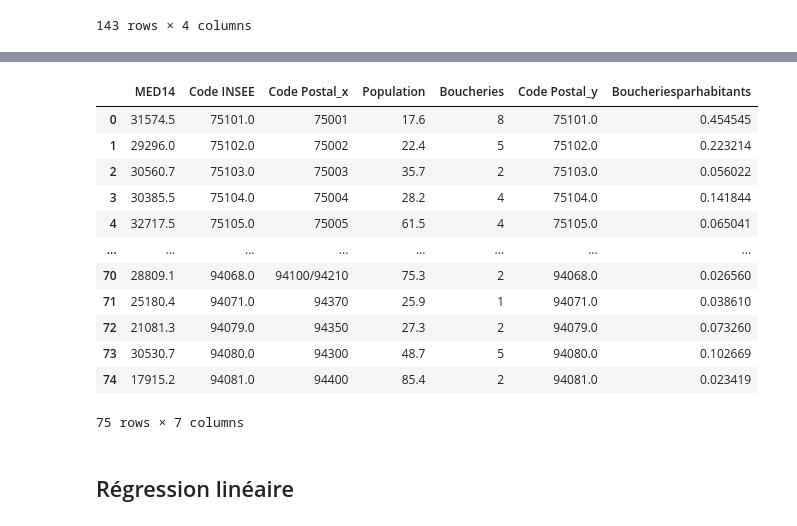
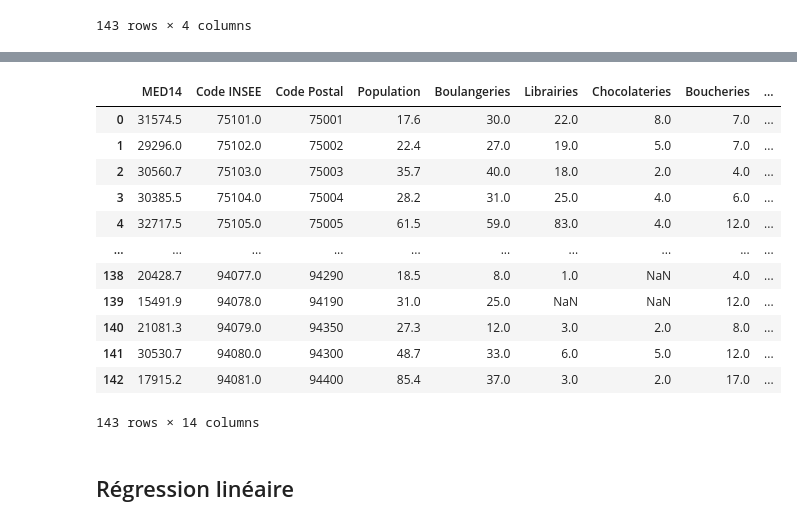
Before and after one commit to RichardAHOU/Projet-2A, a Jupyter notebook: Modelisation.ipynb, the cells around one changed output, grey strips where cells are left out. Drawn from its saved outputs; the diff is of its cells as text; code cells hidden in the pictures.

```diff
--- a/Modelisation.ipynb
+++ b/Modelisation.ipynb
@@ -104,22 +98,65 @@ boucheries
+# %%
+#Création de la base des commerces
+
+boucheries = BaseBoucheries.groupby(["codeCommuneEtablissement"])["codeCommuneEtablissement"].count()
+boucheries = boucheries.to_frame('Boucheries')
+boucheries['Code INSEE']=boucheries.index
+boucheries['Code INSEE'] = boucheries['Code INSEE'].astype(str).astype(float)
+
+chocolateries = BaseChocolateries.groupby(["codeCommuneEtablissement"])["codeCommuneEtablissement"].count()
+chocolateries = chocolateries.to_frame('Chocolateries')
+chocolateries['Code INSEE'] = chocolateries.index
+chocolateries['Code INSEE'] = chocolateries['Code INSEE'].astype(str).astype(float)
+
+boulangeries = BaseBoulangeries.groupby(["codeCommuneEtablissement"])["codeCommuneEtablissement"].count()
+boulangeries = boulangeries.to_frame('Boulangeries')
+boulangeries['Code INSEE']=boulangeries.index
+boulangeries['Code INSEE'] = boulangeries['Code INSEE'].astype(str).astype(float)
+
+librairies = BaseLibrairies.groupby(["codeCommuneEtablissement"])["codeCommuneEtablissement"].count()
+librairies = librairies.to_frame('Librairies')
+librairies['Code INSEE']=librairies.index
+librairies['Code INSEE'] = librairies['Code INSEE'].astype(str).astype(float)
+
+pharmacies = BasePharmacies.groupby(["codeCommuneEtablissement"])["codeCommuneEtablissement"].count()
+pharmacies = pharmacies.to_frame('Pharmacies')
+pharmacies['Code INSEE']=pharmacies.index
+pharmacies['Code INSEE'] = pharmacies['Code INSEE'].astype(str).astype(float)
+
+Commerces1 = pd.merge(chocolateries,boucheries,on='Code INSEE',how='outer')
+Commerces2 = pd.merge(boulangeries,librairies,on='Code INSEE',how='outer')
+Commerces3 = pd.merge(Commerces2,Commerces1,on='Code INSEE',how='outer')
+Commerces = pd.merge(Commerces3,pharmacies,on='Code INSEE',how='outer')
+# %%
+Commerces['Boulangeries'] = Commerces['Boulangeries'].astype(float)
+Commerces['Chocolateries'] = Commerces['Chocolateries'].astype(float)
+Commerces['Boucheries'] = Commerces['Boucheries'].astype(float)
+Commerces['Librairies'] = Commerces['Librairies'].astype(float)
+Commerces['Pharmacies'] = Commerces['Pharmacies'].astype(float)
 # %%
-pref = pd.merge(pref,boucheries,left_on='Code INSEE',right_on='Code Postal')
+pref = pd.merge(pref,Commerces,on='Code INSEE')
 pref['MED14'] = pref['MED14'].astype(float)
 pref['Boucheriesparhabitants']=pref['Boucheries']/pref['Population']
+pref['Chocolateriesparhabitants']=pref['Chocolateries']/pref['Population']
+pref['Boulangeriesparhabitants']=pref['Boulangeries']/pref['Population']
+pref['Pharmaciesparhabitants']=pref['Pharmacies']/pref['Population']
+pref['Librairiesparhabitants']=pref['Librairies']/pref['Population']
+
 pref
 # %% [output]
-|  | MED14 | Code INSEE | Code Postal_x | Population | Boucheries | Code Postal_y | Boucheriesparhabitants |
-| 0 | 31574.5 | 75101.0 | 75001 | 17.6 | 8 | 75101.0 | 0.454545 |
-| 1 | 29296.0 | 75102.0 | 75002 | 22.4 | 5 | 75102.0 | 0.223214 |
-| 2 | 30560.7 | 75103.0 | 75003 | 35.7 | 2 | 75103.0 | 0.056022 |
-| 3 | 30385.5 | 75104.0 | 75004 | 28.2 | 4 | 75104.0 | 0.141844 |
-| 4 | 32717.5 | 75105.0 | 75005 | 61.5 | 4 | 75105.0 | 0.065041 |
-| ... | ... | ... | ... | ... | ... | ... | ... |
-| 70 | 28809.1 | 94068.0 | 94100/94210 | 75.3 | 2 | 94068.0 | 0.026560 |
-| 71 | 25180.4 | 94071.0 | 94370 | 25.9 | 1 | 94071.0 | 0.038610 |
-| 72 | 21081.3 | 94079.0 | 94350 | 27.3 | 2 | 94079.0 | 0.073260 |
-| 73 | 30530.7 | 94080.0 | 94300 | 48.7 | 5 | 94080.0 | 0.102669 |
-| 74 | 17915.2 | 94081.0 | 94400 | 85.4 | 2 | 94081.0 | 0.023419 |
+|  | MED14 | Code INSEE | Code Postal | Population | Boulangeries | Librairies | Chocolateries | Boucheries | ... |
+| 0 | 31574.5 | 75101.0 | 75001 | 17.6 | 30.0 | 22.0 | 8.0 | 7.0 | ... |
+| 1 | 29296.0 | 75102.0 | 75002 | 22.4 | 27.0 | 19.0 | 5.0 | 7.0 | ... |
+| 2 | 30560.7 | 75103.0 | 75003 | 35.7 | 40.0 | 18.0 | 2.0 | 4.0 | ... |
+| 3 | 30385.5 | 75104.0 | 75004 | 28.2 | 31.0 | 25.0 | 4.0 | 6.0 | ... |
+| 4 | 32717.5 | 75105.0 | 75005 | 61.5 | 59.0 | 83.0 | 4.0 | 12.0 | ... |
+| ... | ... | ... | ... | ... | ... | ... | ... | ... | ... |
+| 138 | 20428.7 | 94077.0 | 94290 | 18.5 | 8.0 | 1.0 | NaN | 4.0 | ... |
+| 139 | 15491.9 | 94078.0 | 94190 | 31.0 | 25.0 | NaN | NaN | 12.0 | ... |
+| 140 | 21081.3 | 94079.0 | 94350 | 27.3 | 12.0 | 3.0 | 2.0 | 8.0 | ... |
+| 141 | 30530.7 | 94080.0 | 94300 | 48.7 | 33.0 | 6.0 | 5.0 | 12.0 | ... |
+| 142 | 17915.2 | 94081.0 | 94400 | 85.4 | 37.0 | 3.0 | 2.0 | 17.0 | ... |
-75 rows × 7 columns
+143 rows × 14 columns
 # %% [markdown]
 ## Régression linéaire
 # %%
```
Also changed, not shown: parts of 15 cells of this notebook.
